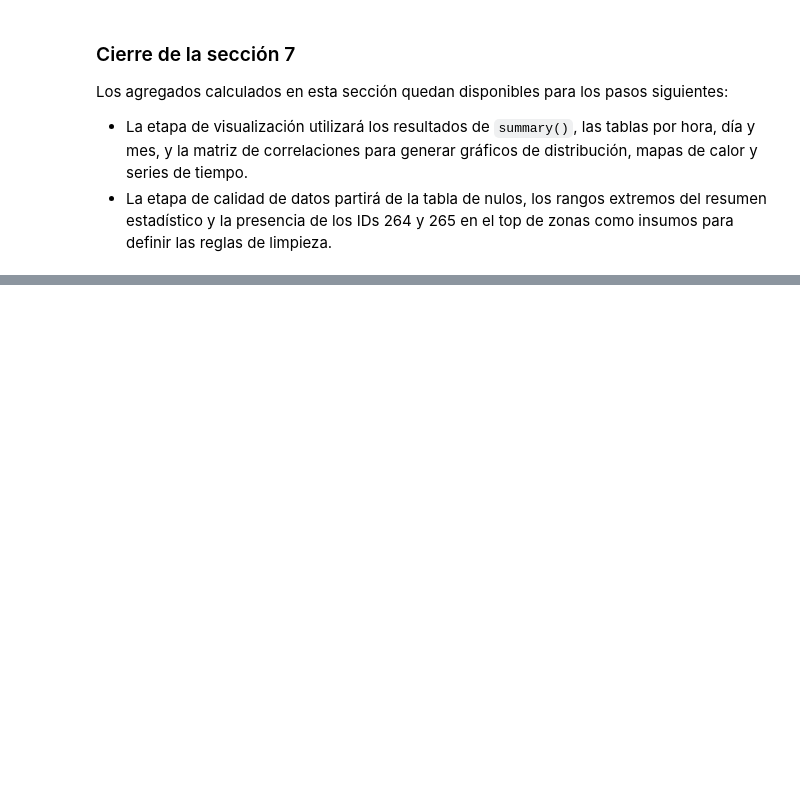
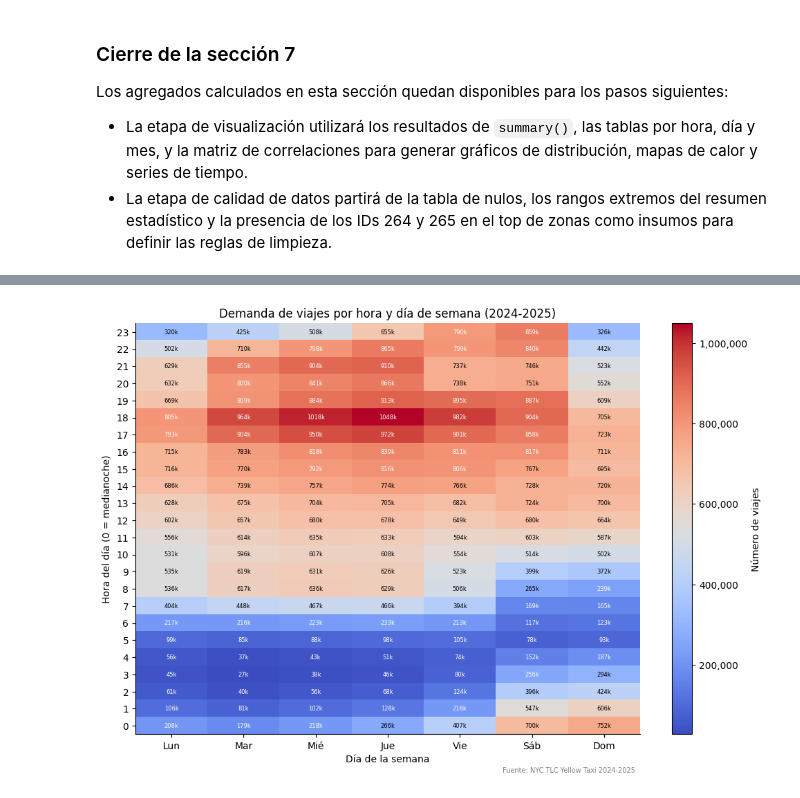
Before and after one commit to jjmonsalveg/big-data-mna, a Jupyter notebook: proyecto/etapa1/etapa1.ipynb, the cells around one changed output, grey strips where cells are left out. Saved outputs shown, nothing was run; the diff lists cells and outputs as text; code cells hidden in the pictures; blank space fills up the shorter version.

```diff
--- a/proyecto/etapa1/etapa1.ipynb
+++ b/proyecto/etapa1/etapa1.ipynb
@@ -1081,0 +1213,56 @@ Los agregados calculados en esta sección quedan disponibles para los pasos sigu
+# %%
+# Agregar conteo por hora y día de semana en Spark.
+# F.dayofweek: 1=domingo, 2=lunes, ..., 7=sábado.
+hour_dow = (
+    df.groupBy(
+        F.hour("tpep_pickup_datetime").alias("hora"),
+        F.dayofweek("tpep_pickup_datetime").alias("dia_spark"),
+    )
+    .count()
+    .toPandas()
+)
+
+# Pivotar a matriz 24 x 7 (horas en filas, días en columnas).
+matriz = hour_dow.pivot(index="hora", columns="dia_spark", values="count")
+
+# Reordenar columnas: Lun(2), Mar(3), Mié(4), Jue(5), Vie(6), Sáb(7), Dom(1)
+dow_order = [2, 3, 4, 5, 6, 7, 1]
+dow_labels = ["Lun", "Mar", "Mié", "Jue", "Vie", "Sáb", "Dom"]
+matriz = matriz.reindex(columns=dow_order)
+matriz = matriz.fillna(0)
+
+fig, ax = plt.subplots(figsize=(10, 7))
+# cmap="coolwarm": azul (frío, baja demanda) a rojo (calor, alta demanda).
+im = ax.imshow(matriz.values, aspect="auto", cmap="coolwarm", origin="lower")
+
+# Colorbar con números legibles en miles (sin notación 1e6).
+cbar = plt.colorbar(im, ax=ax, label="Número de viajes")
+cbar.formatter = mticker.FuncFormatter(lambda x, _: f"{int(x):,}")
+cbar.update_ticks()
+
+# Anotar el conteo en cada celda para que el lector tenga el número exacto.
+vmax = matriz.values.max()
+for i in range(matriz.shape[0]):
+    for j in range(matriz.shape[1]):
+        v = matriz.values[i, j]
+        # Texto blanco sobre celdas oscuras (extremos), negro sobre celdas claras (centro).
+        color = "white" if (v < 0.25 * vmax or v > 0.75 * vmax) else "black"
+        ax.text(j, i, f"{int(v/1000)}k", ha="center", va="center", fontsize=6, color=color)
+
+ax.set_xticks(range(7))
+ax.set_xticklabels(dow_labels)
+ax.set_yticks(range(24))
+ax.set_yticklabels(range(24))
+ax.set_xlabel("Día de la semana")
+ax.set_ylabel("Hora del día (0 = medianoche)")
+ax.set_title("Demanda de viajes por hora y día de semana (2024-2025)")
+
+ax.text(
+    0.99, -0.08,
+    "Fuente: NYC TLC Yellow Taxi 2024-2025",
+    transform=ax.transAxes, ha="right", va="top", fontsize=7, color="gray"
+)
+fig.tight_layout()
+plt.show()
+# %% [output]
+[figure, added]
```
Also changed, not shown: parts of 31 cells of this notebook.
